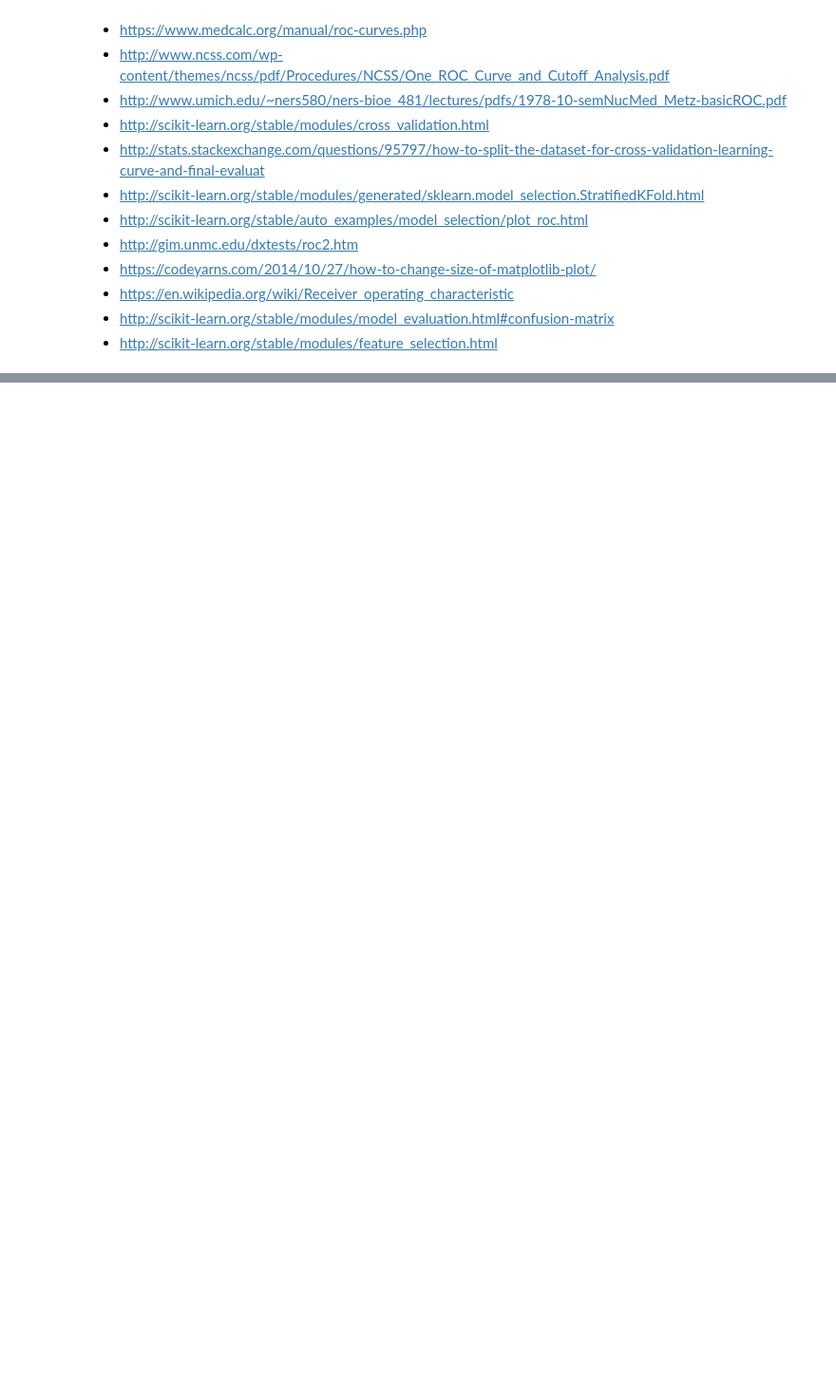
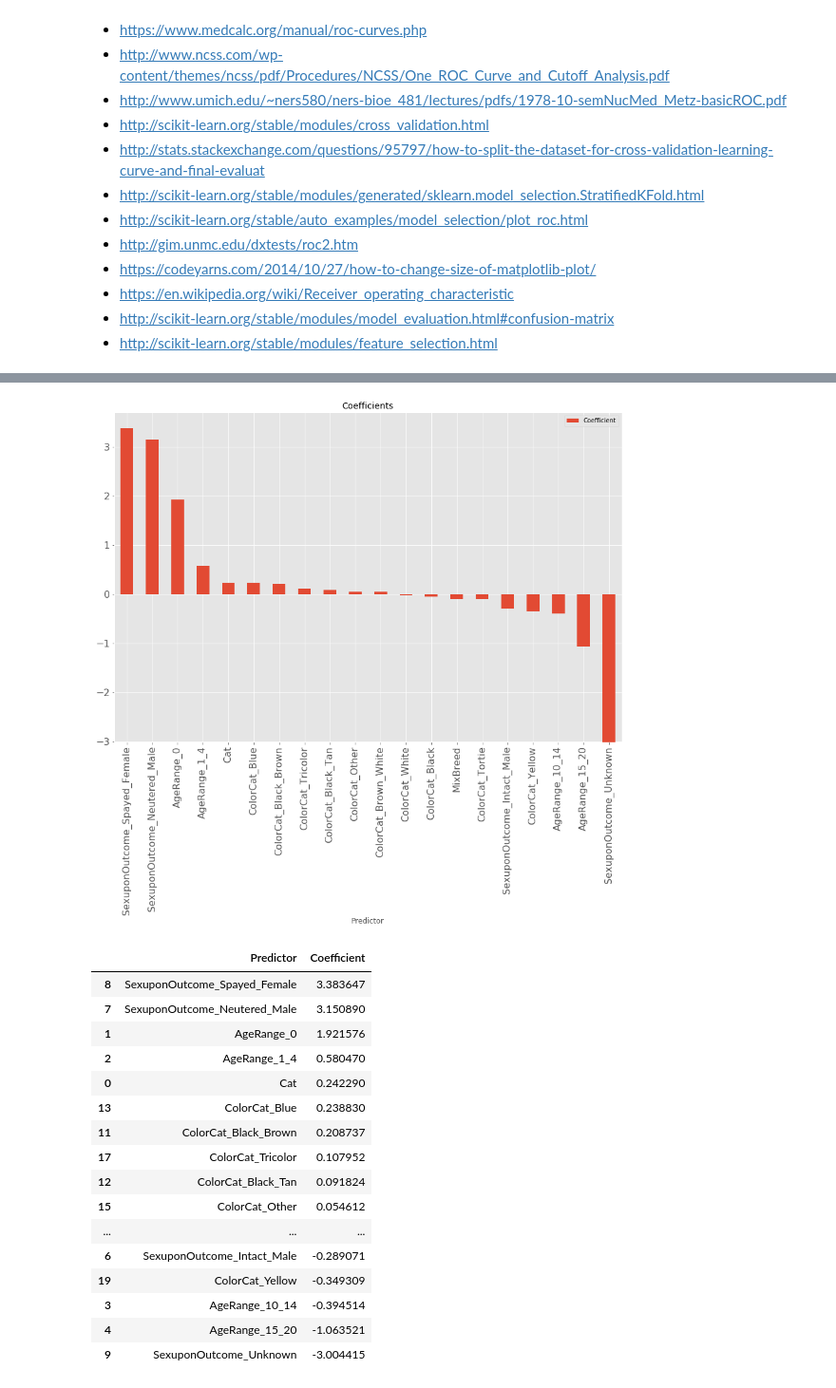
Before and after one commit to jbonfardeci/austin-animal-shelter-model, a Jupyter notebook: itsm601_project_2018_2.ipynb, the cells around one changed output, grey strips where cells are left out. Shown: that part at 95% size. Cells and saved outputs as stored; diff of their text form; code cells hidden in the pictures; blank space fills up the shorter version.

```diff
--- a/itsm601_project_2018_2.ipynb
+++ b/itsm601_project_2018_2.ipynb
@@ -614,0 +429,43 @@ def get_cm_row(method, foldnum, cutoff, actual, prob):
+# %%
+def display_coeff(columns, X, y):
+    """
+    Display estimated coefficients as bar chart and table.
+    @returns void
+    """
+    logit = LogisticRegression()
+    logit.fit(X, y)
+
+    est_col = []
+    for col, coef in zip(df.columns, logit.coef_[0]):
+        est_col.append([col, coef])
+
+    df_est = pd.DataFrame(data=est_col, columns=['Predictor', 'Coefficient'])
+    df_est = df_est.sort_values('Coefficient', ascending=False)
+
+    # plot
+    df_est.plot.bar(x=df_est["Predictor"], figsize=(15, 10), fontsize=16, title ='Coefficients')
+    plt.show()
+    display(df_est)
+
+
+if __name__ == '__main__':
+    display_coeff(df.columns.tolist(), X, y)
+# %% [output]
+[figure, added]
+|  | Predictor | Coefficient |
+| 8 | SexuponOutcome_Spayed_Female | 3.383647 |
+| 7 | SexuponOutcome_Neutered_Male | 3.150890 |
+| 1 | AgeRange_0 | 1.921576 |
+| 2 | AgeRange_1_4 | 0.580470 |
+| 0 | Cat | 0.242290 |
+| 13 | ColorCat_Blue | 0.238830 |
+| 11 | ColorCat_Black_Brown | 0.208737 |
+| 17 | ColorCat_Tricolor | 0.107952 |
+| 12 | ColorCat_Black_Tan | 0.091824 |
+| 15 | ColorCat_Other | 0.054612 |
+| ... | ... | ... |
+| 6 | SexuponOutcome_Intact_Male | -0.289071 |
+| 19 | ColorCat_Yellow | -0.349309 |
+| 3 | AgeRange_10_14 | -0.394514 |
+| 4 | AgeRange_15_20 | -1.063521 |
+| 9 | SexuponOutcome_Unknown | -3.004415 |
```
Also changed, not shown: parts of 27 cells of this notebook, 12 other files.
